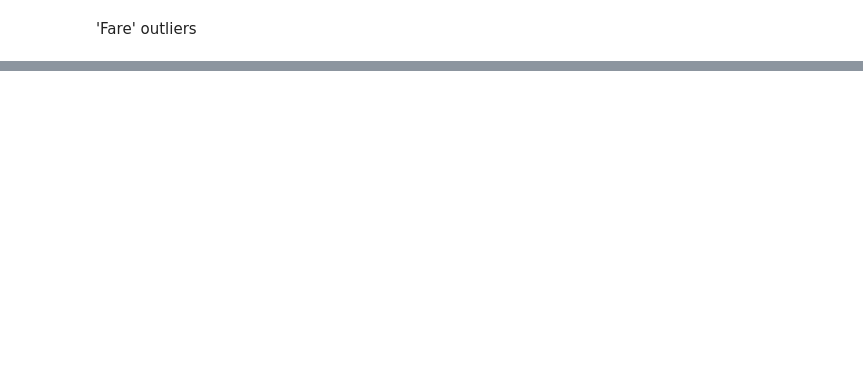
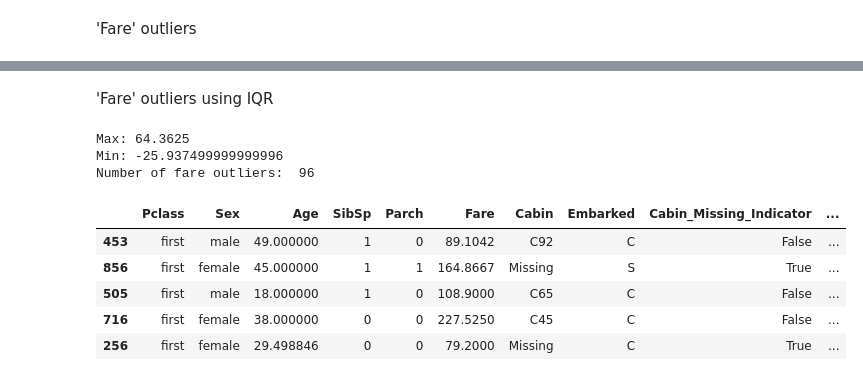
Before and after one commit to mehrab-abir/ai-ml, a Jupyter notebook: Machine Learning/Applied Machine Learning/Feature Engineering/titanic_dataset_fe.ipynb, the cells around one changed output, grey strips where cells are left out. Cells and saved outputs as stored; diff of their text form; code cells hidden in the pictures; blank space fills up the shorter version.

```diff
--- a/Machine Learning/Applied Machine Learning/Feature Engineering/titanic_dataset_fe.ipynb
+++ b/Machine Learning/Applied Machine Learning/Feature Engineering/titanic_dataset_fe.ipynb
@@ -320,0 +351,26 @@ Number of outlier fare: 17
+# %% [markdown]
+'Fare' outliers using IQR
+# %%
+fare_q1 = x_train['Fare'].quantile(0.25)
+fare_q3 = x_train['Fare'].quantile(0.75)
+
+fare_iqr = fare_q3 - fare_q1
+
+max_range = fare_q3 + (1.5 * fare_iqr)
+min_range = fare_q1 - (1.5 * fare_iqr)
+
+print(f"Max: {max_range}\nMin: {min_range}")
+
+fare_outliers = x_train[(x_train['Fare']<min_range) | (x_train['Fare'] > max_range)]
+print("Number of fare outliers: ",len(fare_outliers))
+display(fare_outliers.sample(5))
+# %% [output]
+Max: 64.3625
+Min: -25.937499999999996
+Number of fare outliers:  96
+|  | Pclass | Sex | Age | SibSp | Parch | Fare | Cabin | Embarked | Cabin_Missing_Indicator | ... |
+| 453 | first | male | 49.000000 | 1 | 0 | 89.1042 | C92 | C | False | ... |
+| 856 | first | female | 45.000000 | 1 | 1 | 164.8667 | Missing | S | True | ... |
+| 505 | first | male | 18.000000 | 1 | 0 | 108.9000 | C65 | C | False | ... |
+| 716 | first | female | 38.000000 | 0 | 0 | 227.5250 | C45 | C | False | ... |
+| 256 | first | female | 29.498846 | 0 | 0 | 79.2000 | Missing | C | True | ... |
```
Also changed, not shown: parts of 12 cells of this notebook.
